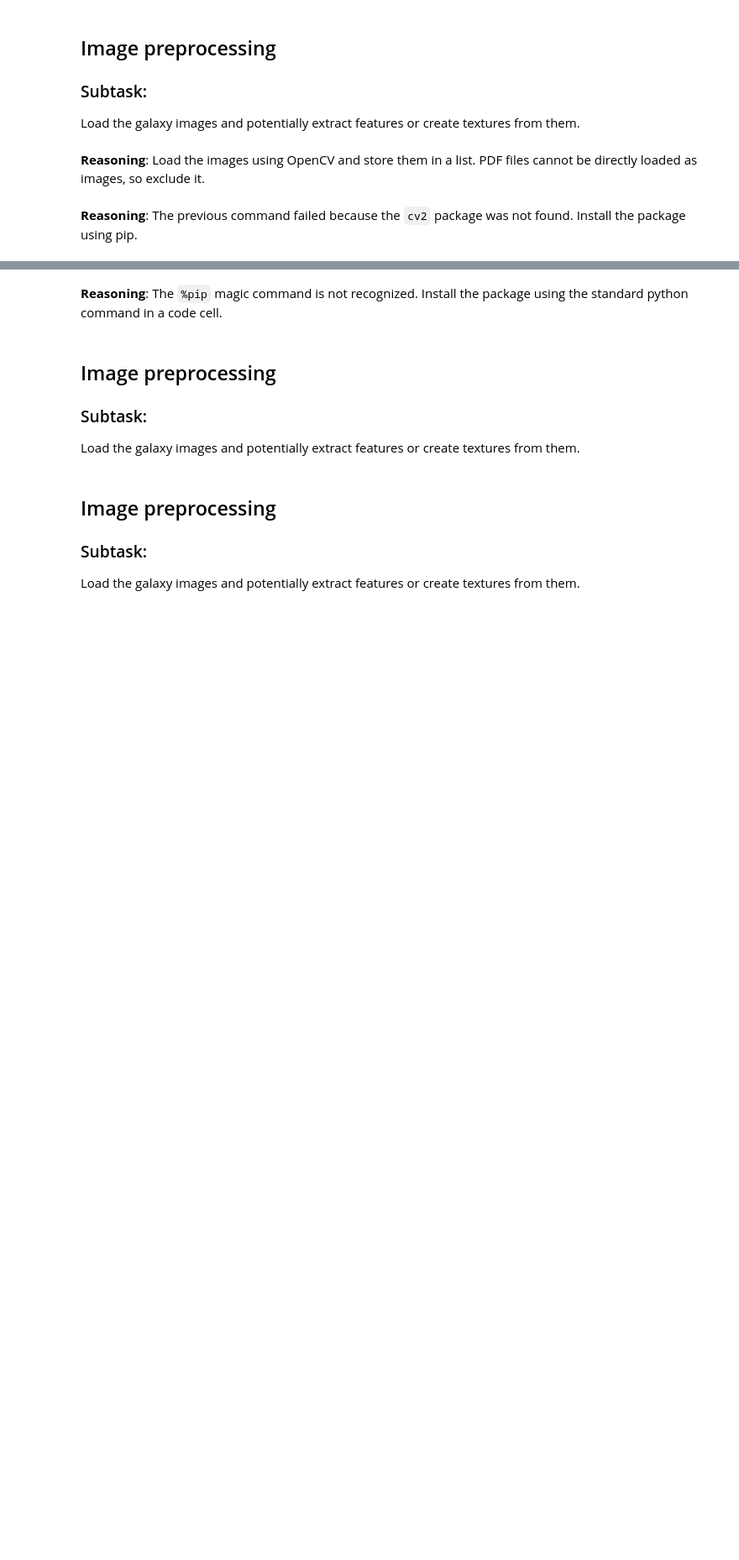
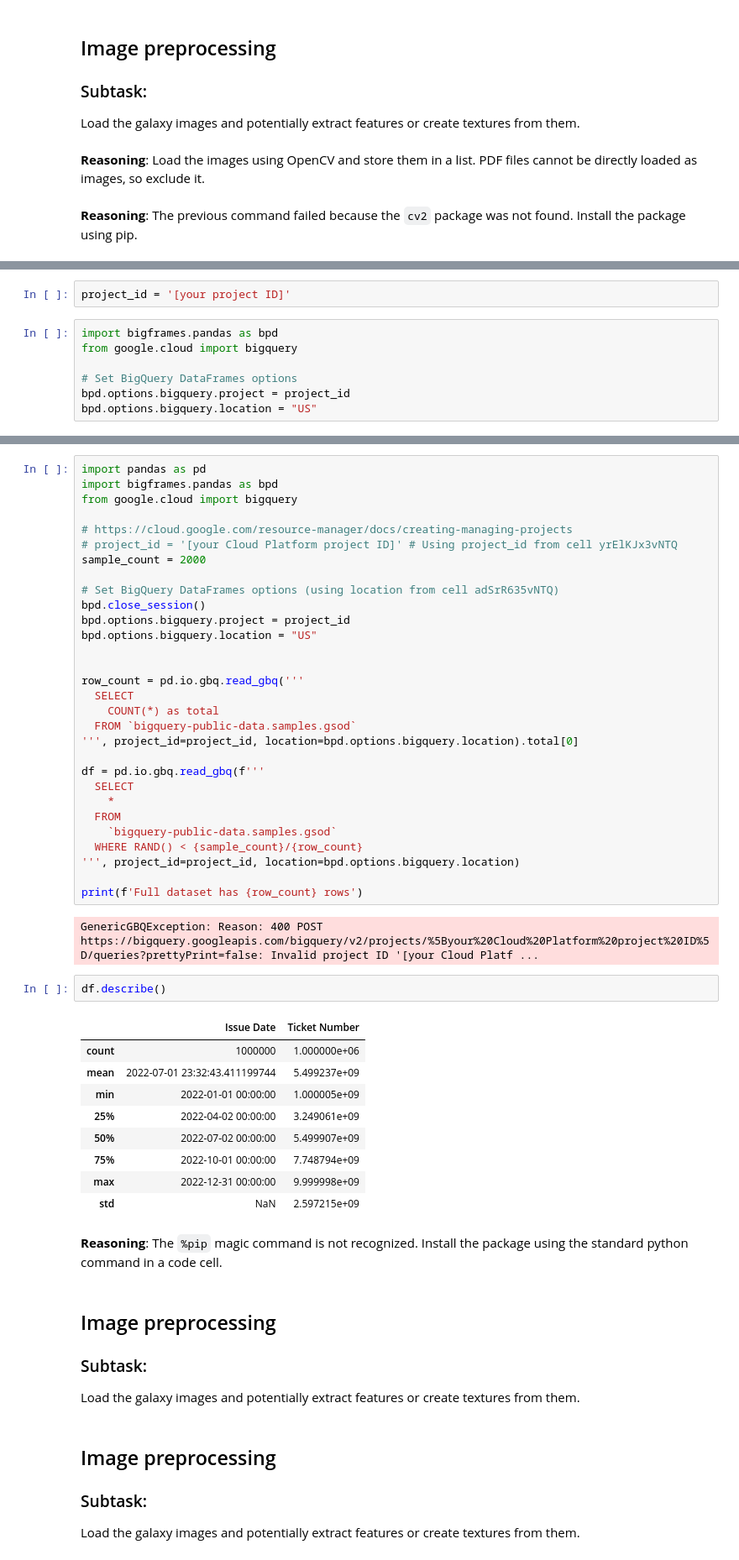
Before and after one commit to microsoft/.github, a Jupyter notebook: Cosmic_Simulation_AI_and_Audio.ipynb, the cells around one changed output, grey strips where cells are left out. Shown: that part at 84% size. Drawn from its saved outputs; the diff is of its cells as text; blank space fills up the shorter version.

```diff
--- a/Cosmic_Simulation_AI_and_Audio.ipynb
+++ b/Cosmic_Simulation_AI_and_Audio.ipynb
@@ -77,0 +204,9 @@ Julia does not use the IPython `%magic` syntax.   To interact with the IJulia ke
+# %%
+project_id = '[your project ID]'
+# %%
+import bigframes.pandas as bpd
+from google.cloud import bigquery
+
+# Set BigQuery DataFrames options
+bpd.options.bigquery.project = project_id
+bpd.options.bigquery.location = "US"
@@ -78,3 +239,47 @@ Julia does not use the IPython `%magic` syntax.   To interact with the IJulia ke
+# %%
+import pandas as pd
+import bigframes.pandas as bpd
+from google.cloud import bigquery
+
+# https://cloud.google.com/resource-manager/docs/creating-managing-projects
+# project_id = '[your Cloud Platform project ID]' # Using project_id from cell yrElKJx3vNTQ
+sample_count = 2000
+
+# Set BigQuery DataFrames options (using location from cell adSrR635vNTQ)
+bpd.close_session()
+bpd.options.bigquery.project = project_id
+bpd.options.bigquery.location = "US"
+
+
+row_count = pd.io.gbq.read_gbq('''
+  SELECT
+    COUNT(*) as total
+  FROM `bigquery-public-data.samples.gsod`
+''', project_id=project_id, location=bpd.options.bigquery.location).total[0]
+
+df = pd.io.gbq.read_gbq(f'''
+  SELECT
+    *
+  FROM
+    `bigquery-public-data.samples.gsod`
+  WHERE RAND() < {sample_count}/{row_count}
+''', project_id=project_id, location=bpd.options.bigquery.location)
+
+print(f'Full dataset has {row_count} rows')
+# %% [output]
+GenericGBQException: Reason: 400 POST https://bigquery.googleapis.com/bigquery/v2/projects/%5Byour%20Cloud%20Platform%20project%20ID%5D/queries?prettyPrint=false: Invalid project ID '[your Cloud Platf ...
+# %%
+df.describe()
+# %% [output]
+|  | Issue Date | Ticket Number |
+| count | 1000000 | 1.000000e+06 |
+| mean | 2022-07-01 23:32:43.411199744 | 5.499237e+09 |
+| min | 2022-01-01 00:00:00 | 1.000005e+09 |
+| 25% | 2022-04-02 00:00:00 | 3.249061e+09 |
+| 50% | 2022-07-02 00:00:00 | 5.499907e+09 |
+| 75% | 2022-10-01 00:00:00 | 7.748794e+09 |
+| max | 2022-12-31 00:00:00 | 9.999998e+09 |
+| std | NaN | 2.597215e+09 |
 # %% [markdown]
 **Reasoning**:
 The `%pip` magic command is not recognized. Install the package using the standard python command in a code cell.
```
Also changed, not shown: parts of 14 cells of this notebook.
